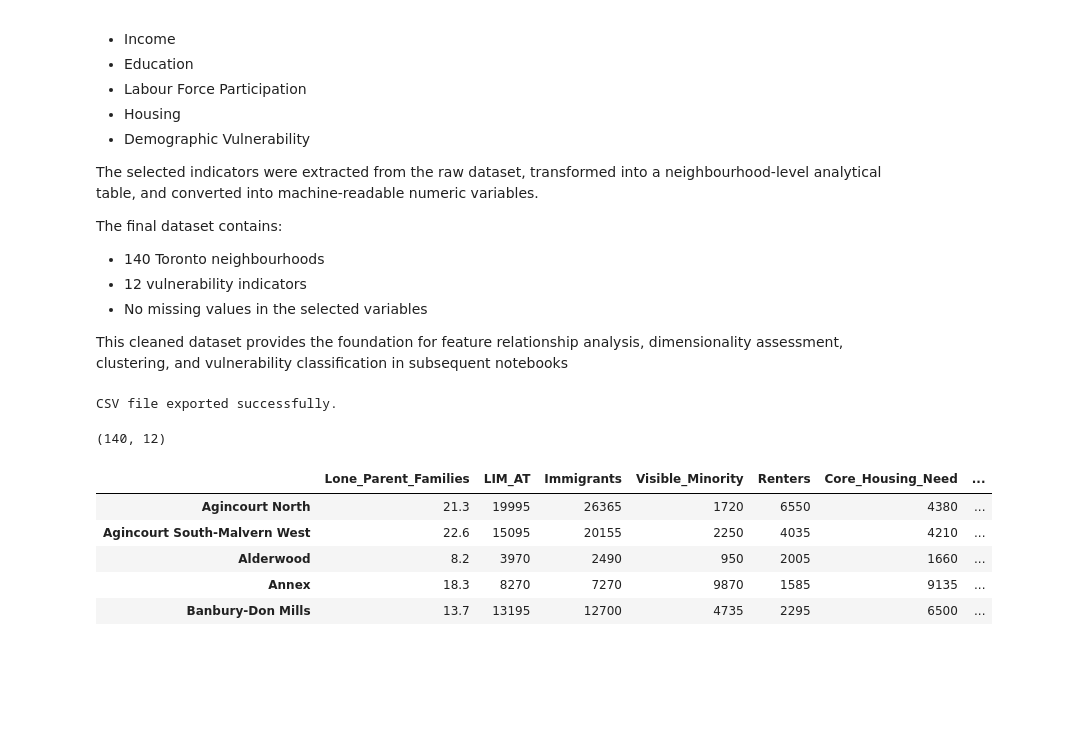
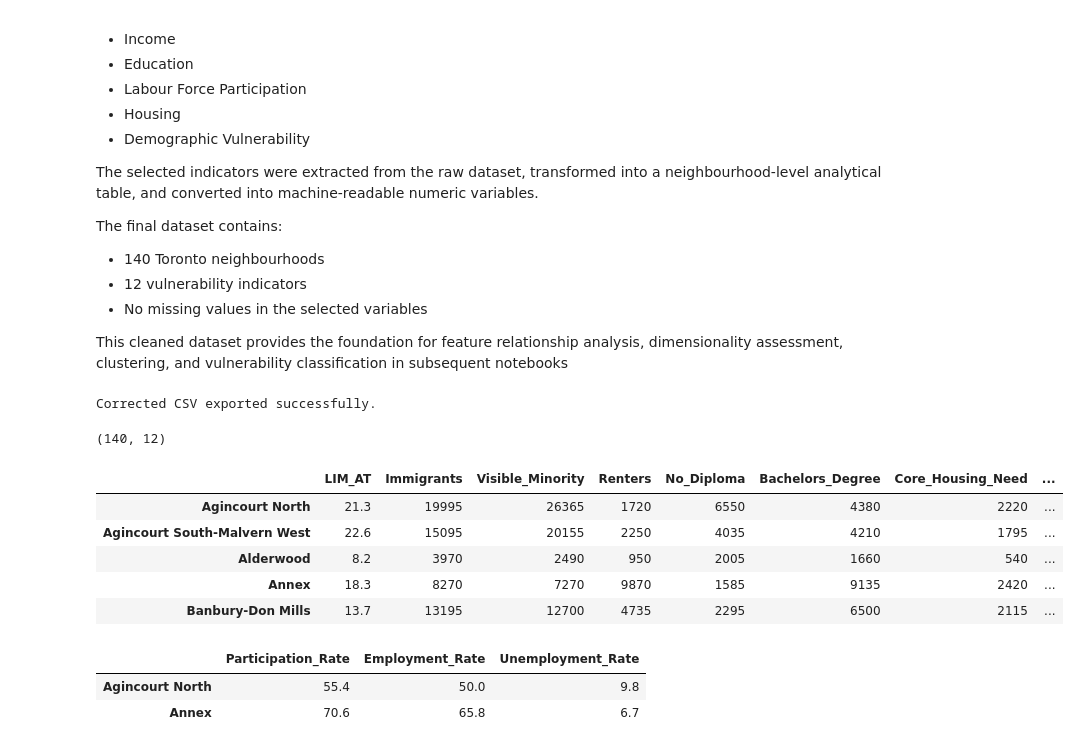
Before and after one commit to ksalyamova/CIND820-Capstone-Project, a Jupyter notebook: data/01_EDA_and_Indicator_Selection.ipynb, the cells around one changed output. Saved outputs shown, nothing was run; the diff lists cells and outputs as text; code cells hidden in the pictures; blank space fills up the shorter version.

Commit message:
Complete EDA, PCA, and neighbourhood clustering analysis

```diff
--- a/data/01_EDA_and_Indicator_Selection.ipynb
+++ b/data/01_EDA_and_Indicator_Selection.ipynb
@@ -494,9 +485,10 @@ The final dataset contains:
 
 This cleaned dataset provides the foundation for feature relationship analysis, dimensionality assessment, clustering, and vulnerability classification in subsequent notebooks
 # %%
-analysis_df.to_csv( "neighbourhood_profiles_ml_ready.csv",
+analysis_df.to_csv(
+    "neighbourhood_profiles_ml_ready.csv",
     index=True)
 
-print("CSV file exported successfully.")
+print("Corrected CSV exported successfully.")
 # %% [output]
-CSV file exported successfully.
+Corrected CSV exported successfully.
@@ -507,20 +495,27 @@ DATA_DIR = Path(".")
 # %%
 df_check = pd.read_csv(
-    DATA_DIR / "neighbourhood_profiles_ml_ready.csv",
+    "neighbourhood_profiles_ml_ready.csv",
     index_col=0)
+
+print(df_check.shape)
+df_check.head()
+# %% [output]
+(140, 12)
+|  | LIM_AT | Immigrants | Visible_Minority | Renters | No_Diploma | Bachelors_Degree | Core_Housing_Need | ... |
+| Agincourt North | 21.3 | 19995 | 26365 | 1720 | 6550 | 4380 | 2220 | ... |
+| Agincourt South-Malvern West | 22.6 | 15095 | 20155 | 2250 | 4035 | 4210 | 1795 | ... |
+| Alderwood | 8.2 | 3970 | 2490 | 950 | 2005 | 1660 | 540 | ... |
+| Annex | 18.3 | 8270 | 7270 | 9870 | 1585 | 9135 | 2420 | ... |
+| Banbury-Don Mills | 13.7 | 13195 | 12700 | 4735 | 2295 | 6500 | 2115 | ... |
-# %%
-df_check = pd.read_csv(
-    "neighbourhood_profiles_ml_ready.csv",
-    index_col=0)
-
-print(df_check.shape)
-
-df_check.head()
-# %% [output]
-(140, 12)
-|  | Lone_Parent_Families | LIM_AT | Immigrants | Visible_Minority | Renters | Core_Housing_Need | ... |
-| Agincourt North | 21.3 | 19995 | 26365 | 1720 | 6550 | 4380 | ... |
-| Agincourt South-Malvern West | 22.6 | 15095 | 20155 | 2250 | 4035 | 4210 | ... |
-| Alderwood | 8.2 | 3970 | 2490 | 950 | 2005 | 1660 | ... |
-| Annex | 18.3 | 8270 | 7270 | 9870 | 1585 | 9135 | ... |
-| Banbury-Don Mills | 13.7 | 13195 | 12700 | 4735 | 2295 | 6500 | ... |
+# %%
+df_check.loc[
+    ["Agincourt North", "Annex"],
+    [
+        "Participation_Rate",
+        "Employment_Rate",
+        "Unemployment_Rate"
+    ]]
+# %% [output]
+|  | Participation_Rate | Employment_Rate | Unemployment_Rate |
+| Agincourt North | 55.4 | 50.0 | 9.8 |
+| Annex | 70.6 | 65.8 | 6.7 |
```
Also changed, not shown: parts of 5 cells of this notebook, 6 other files.
